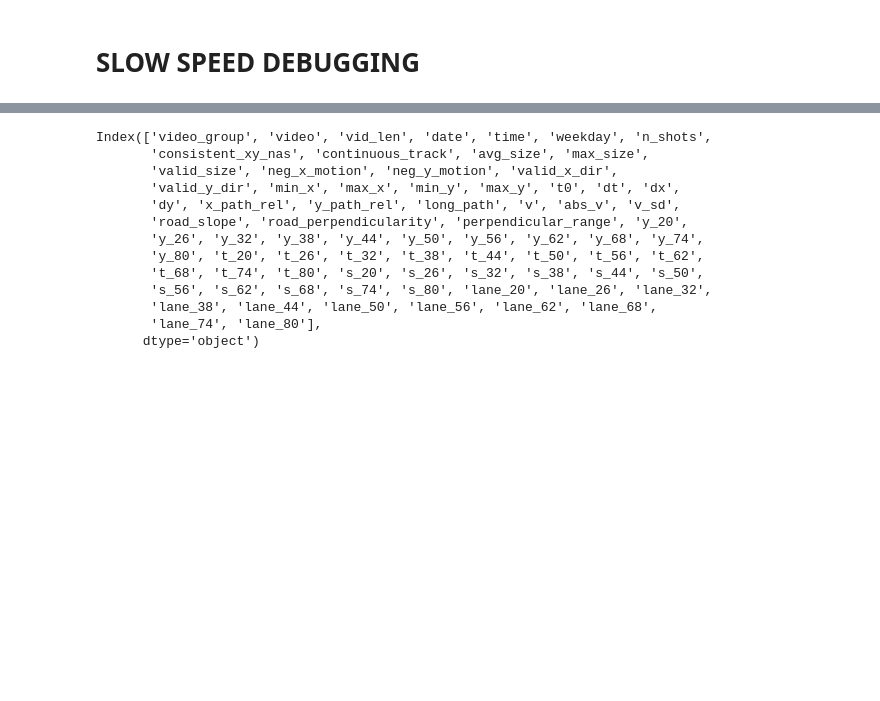
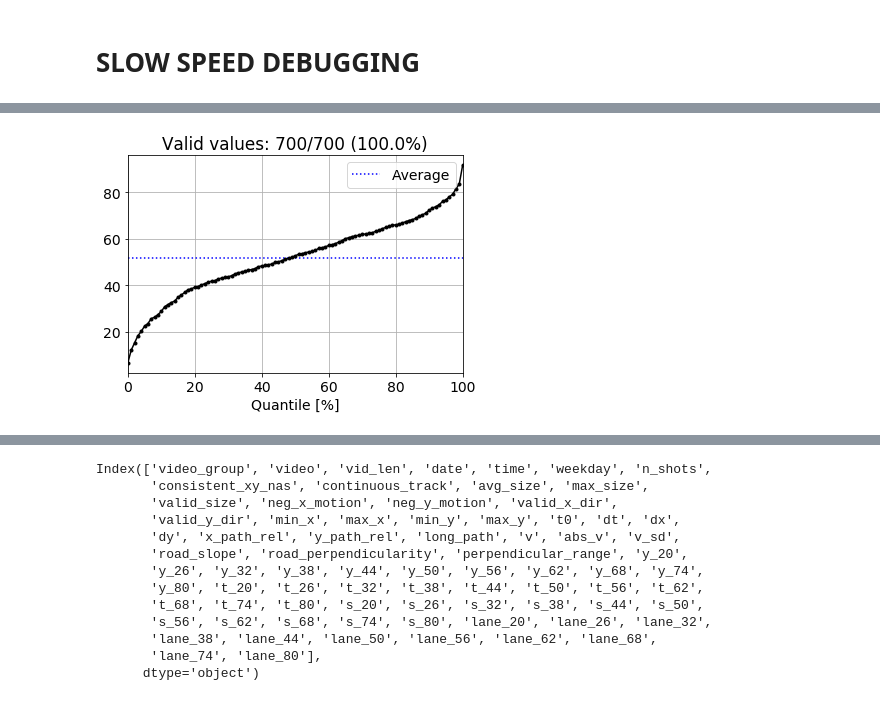
Before and after one commit to ido90/AyalonRoad, a Jupyter notebook: Analyzer/Basic Processing.ipynb, the cells around one changed output, grey strips where cells are left out. Drawn from its saved outputs; the diff is of its cells as text; code cells hidden in the pictures; blank space fills up the shorter version.

```diff
--- a/Analyzer/Basic Processing.ipynb
+++ b/Analyzer/Basic Processing.ipynb
@@ -206,0 +209,4 @@ bp.merge_spatial_summaries(suffix='spatial_filtered', to_save=True, filename='su
+# %%
+t.qplot(3.6*df.abs_v)
+# %% [output]
+[figure, added]
```
Also changed, not shown: parts of 10 cells of this notebook.
